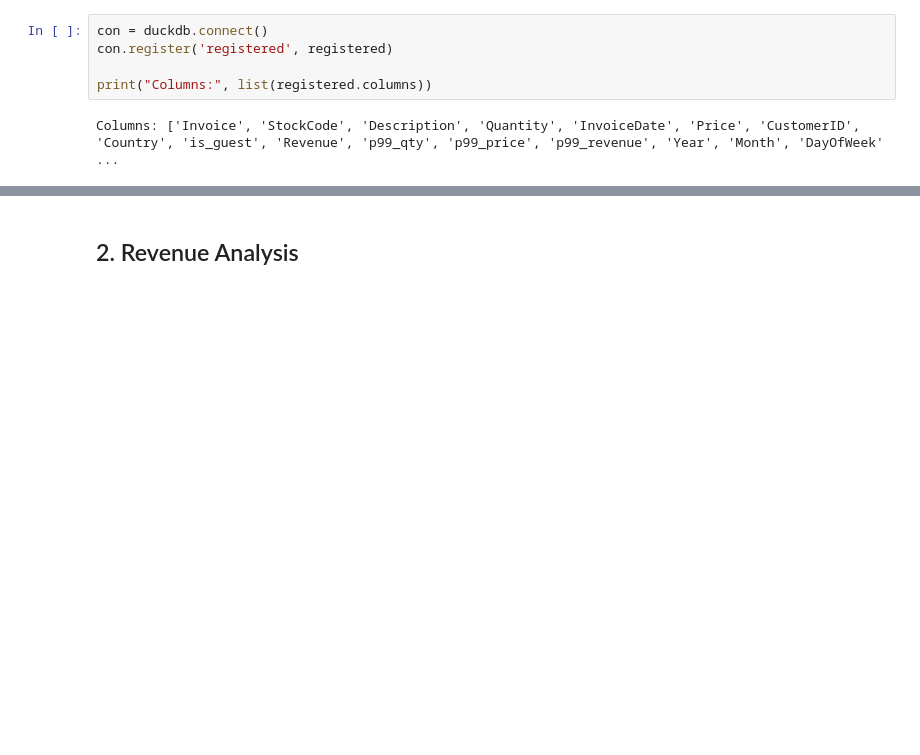
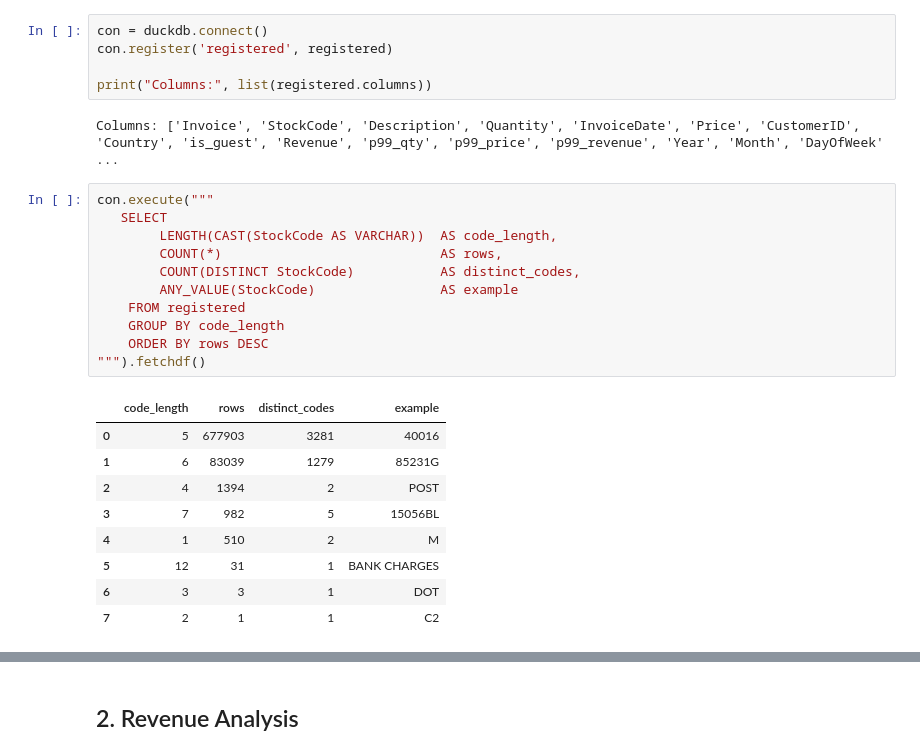
Before and after one commit to Hahm7/online_retail_analysis, a Jupyter notebook: notebooks/analysis.ipynb, the cells around one changed output, grey strips where cells are left out. Saved outputs shown, nothing was run; the diff lists cells and outputs as text; blank space fills up the shorter version.

```diff
--- a/notebooks/analysis.ipynb
+++ b/notebooks/analysis.ipynb
@@ -37,3 +37,24 @@ con.register('registered', registered)
 print("Columns:", list(registered.columns))
 # %% [output]
 Columns: ['Invoice', 'StockCode', 'Description', 'Quantity', 'InvoiceDate', 'Price', 'CustomerID', 'Country', 'is_guest', 'Revenue', 'p99_qty', 'p99_price', 'p99_revenue', 'Year', 'Month', 'DayOfWeek' ...
+# %%
+con.execute("""
+   SELECT
+        LENGTH(CAST(StockCode AS VARCHAR))  AS code_length,
+        COUNT(*)                            AS rows,
+        COUNT(DISTINCT StockCode)           AS distinct_codes,
+        ANY_VALUE(StockCode)                AS example
+    FROM registered
+    GROUP BY code_length
+    ORDER BY rows DESC
+""").fetchdf()
+# %% [output]
+|  | code_length | rows | distinct_codes | example |
+| 0 | 5 | 677903 | 3281 | 40016 |
+| 1 | 6 | 83039 | 1279 | 85231G |
+| 2 | 4 | 1394 | 2 | POST |
+| 3 | 7 | 982 | 5 | 15056BL |
+| 4 | 1 | 510 | 2 | M |
+| 5 | 12 | 31 | 1 | BANK CHARGES |
+| 6 | 3 | 3 | 1 | DOT |
+| 7 | 2 | 1 | 1 | C2 |
```
Also changed, not shown: parts of 17 cells of this notebook, 1 other file.
